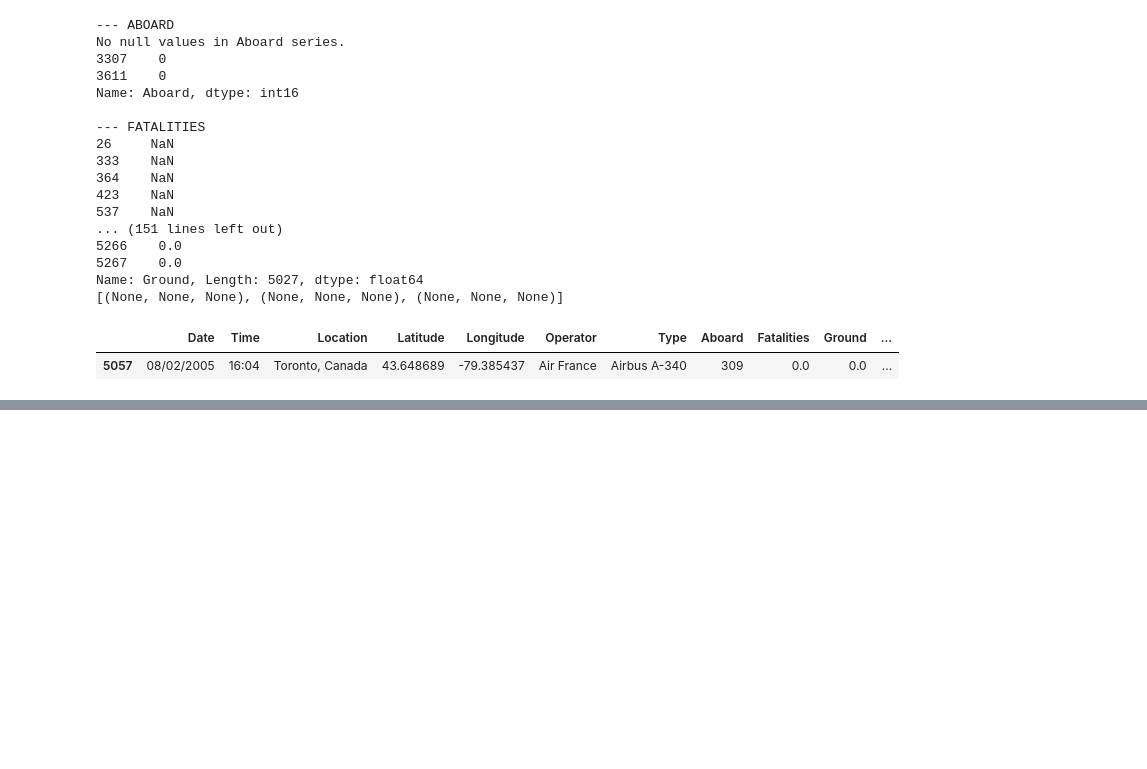
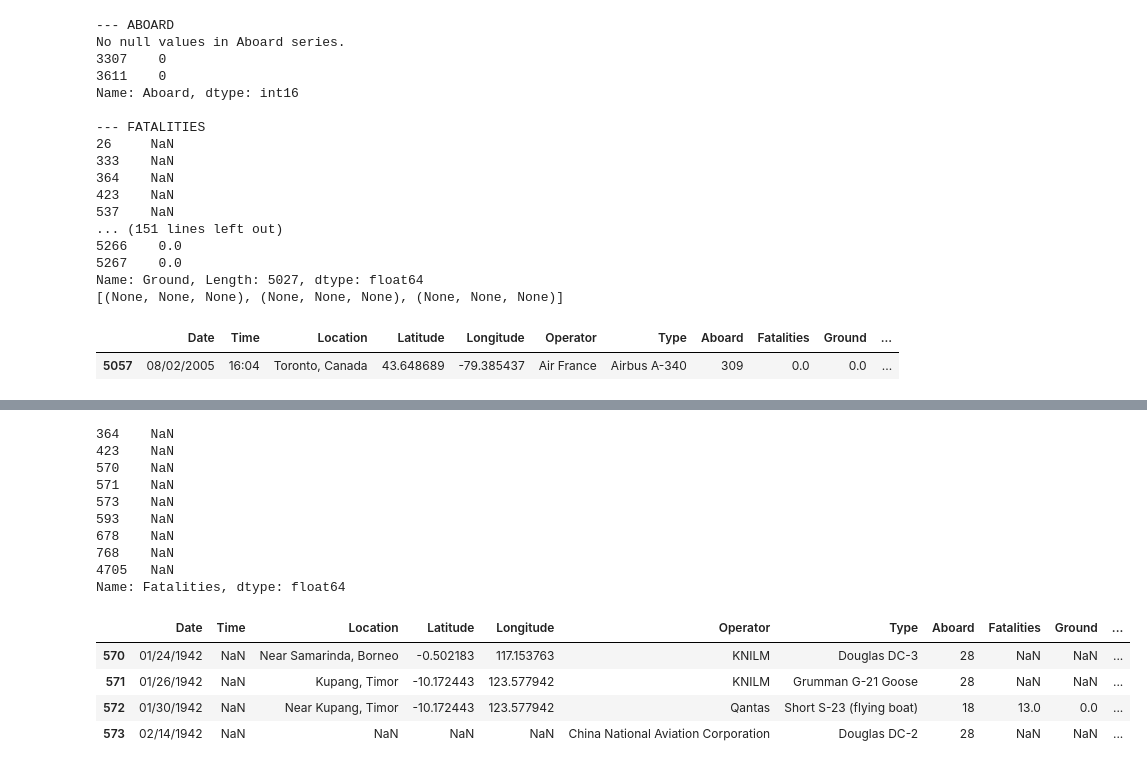
Before and after one commit to CatarinaL/GroupDataVizProjectDIT, a Jupyter notebook: DataPreparation.ipynb, the cells around one changed output, grey strips where cells are left out. Saved outputs shown, nothing was run; the diff lists cells and outputs as text; code cells hidden in the pictures; blank space fills up the shorter version.

```diff
--- a/DataPreparation.ipynb
+++ b/DataPreparation.ipynb
@@ -285,0 +452,6 @@ Name: Ground, Length: 5027, dtype: float64
+# %%
+dframe.loc[333, "Aboard"] = 1
+dframe.loc[333, "Fatalities"] = 1
+dframe.loc[333, "Ground"] = 0
+dframe.loc[333, "Summary"] = "Crashed in unknown circumstances in the Bay of Ningbo. At least one crew member was killed."
+dframe.loc[333, :]
@@ -285,0 +490,4 @@ Name: Ground, Length: 5027, dtype: float64
+# %%
+#TODO:drop?
+dframe.loc[423, "Summary"] = "Emergency landed on a river sandbar near Nanking after engine trouble. Pilot Hiram Broiles injured. Aircraft recovered and flown again. "
+dframe.loc[423, :]
@@ -285,0 +523,5 @@ Name: Ground, Length: 5027, dtype: float64
+# %%
+dframe.loc[527, "Time"] = "12:00"
+dframe.loc[527, "Ground"] = 0
+dframe.loc[527, "Summary"] = "Written off (destroyed) when crashed after struck barrage balloon near Marchan, Gosport, Hampshire 20.11.39. The pilot and the radio operator were killed when a civil aeroplane crashed near Gosport, Hants, yesterday after hitting a cable."
+dframe.loc[527, :]
@@ -285,0 +566,6 @@ Name: Ground, Length: 5027, dtype: float64
+# %%
+dframe.loc[537, "Time"] = "09:00"
+dframe.loc[537, "Aboard"] = 4
+dframe.loc[537, "Fatalities"] = 4
+dframe.loc[537, "Ground"] = 0
+dframe.loc[537, :]
@@ -285,0 +585,19 @@ Name: Ground, Length: 5027, dtype: float64
+# %%
+check_nulls("Fatalities")
+dframe[570:574]
+# %% [output]
+364    NaN
+423    NaN
+570    NaN
+571    NaN
+573    NaN
+593    NaN
+678    NaN
+768    NaN
+4705   NaN
+Name: Fatalities, dtype: float64
+|  | Date | Time | Location | Latitude | Longitude | Operator | Type | Aboard | Fatalities | Ground | ... |
+| 570 | 01/24/1942 | NaN | Near Samarinda, Borneo | -0.502183 | 117.153763 | KNILM | Douglas DC-3 | 28 | NaN | NaN | ... |
+| 571 | 01/26/1942 | NaN | Kupang, Timor | -10.172443 | 123.577942 | KNILM | Grumman G-21 Goose | 28 | NaN | NaN | ... |
+| 572 | 01/30/1942 | NaN | Near Kupang, Timor | -10.172443 | 123.577942 | Qantas | Short S-23 (flying boat) | 18 | 13.0 | 0.0 | ... |
+| 573 | 02/14/1942 | NaN | NaN | NaN | NaN | China National Aviation Corporation | Douglas DC-2 | 28 | NaN | NaN | ... |
```
Also changed, not shown: parts of 29 cells of this notebook.
